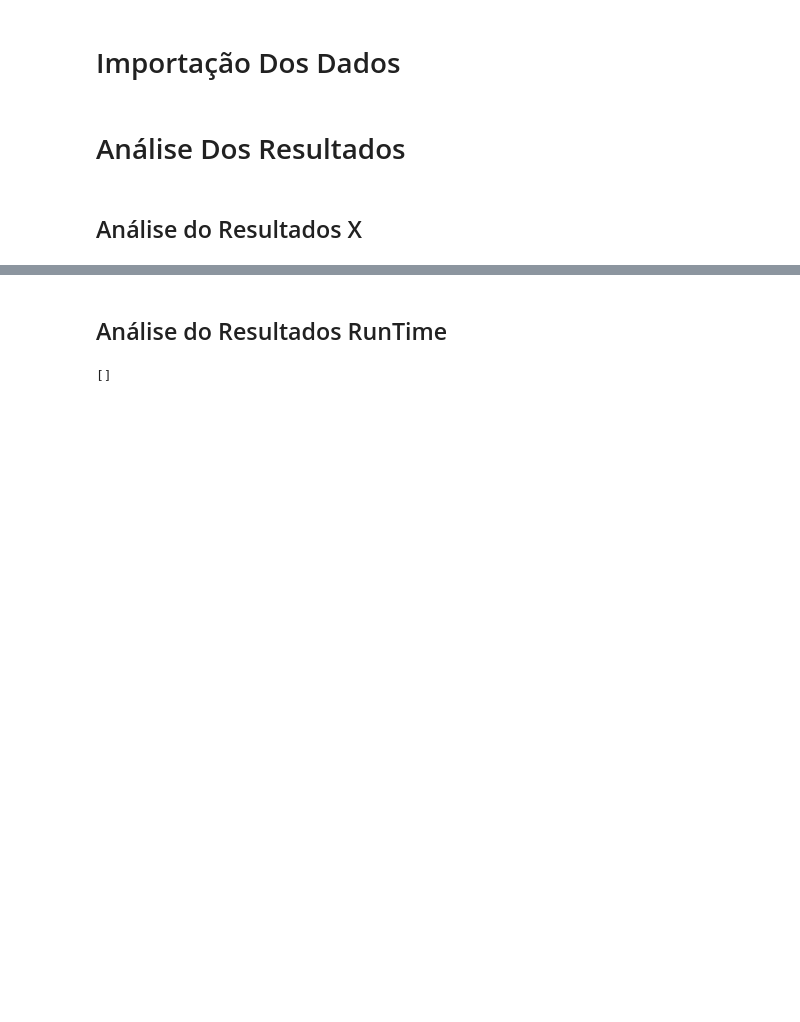
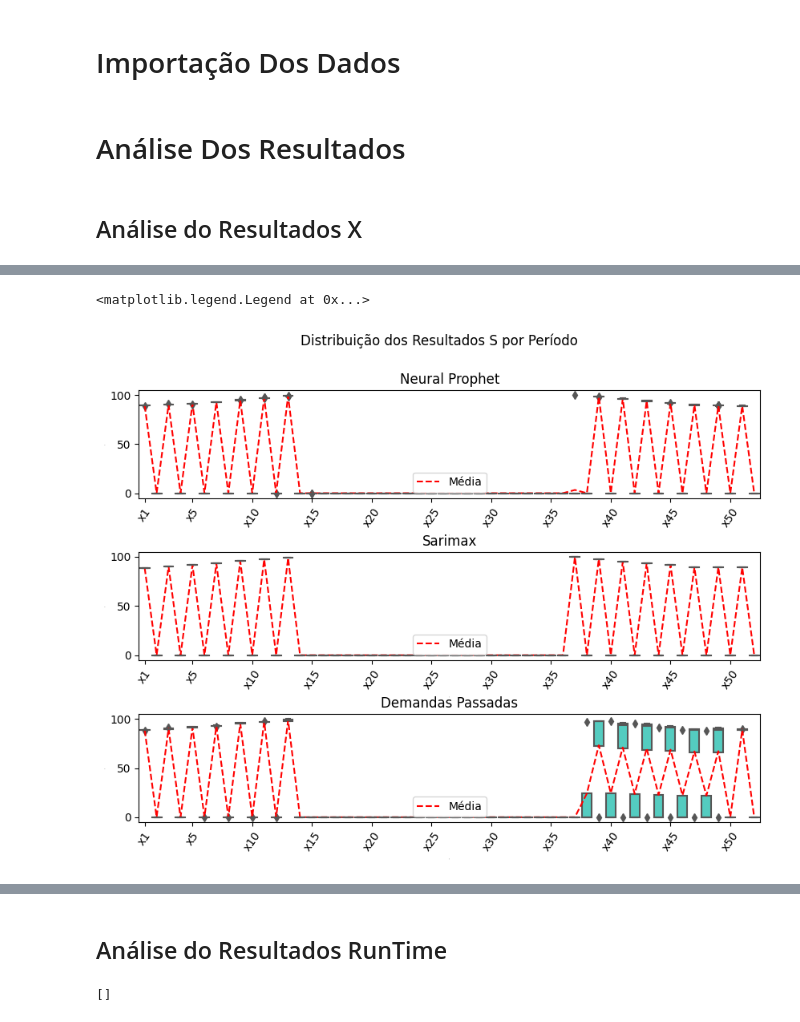
Before and after one commit to MarcioB1999/Prev_For_ULS, a Jupyter notebook: Modelo_pi/resultados_pi_analise.ipynb, the cells around one changed output, grey strips where cells are left out. Cells and saved outputs as stored; diff of their text form; code cells hidden in the pictures; blank space fills up the shorter version.

```diff
--- a/Modelo_pi/resultados_pi_analise.ipynb
+++ b/Modelo_pi/resultados_pi_analise.ipynb
@@ -130,3 +130,56 @@ plt.legend()
+# %%
+result_s_np = describe_var(resultados_np,'s')
+result_s_sar = describe_var(resultados_sar,'s')
+result_s_treino = describe_var(resultados_treino,'s')
+
+boxPlot_s_np = dataFrame_to_boxPlot(result_s_np,'value')
+boxPlot_s_sar = dataFrame_to_boxPlot(result_s_sar,'value')
+boxPlot_s_treino = dataFrame_to_boxPlot(result_s_treino,'value')
+# %%
+fig=plt.figure(figsize=(10,7))
+fig.suptitle('Distribuição dos Resultados S por Período')
+
+
+
+plt.subplots_adjust(wspace=0, hspace=0.5)
+
+ax=fig.add_subplot(3,1,1)
+ax.set_title('Neural Prophet')
+sns.boxplot(data=boxPlot_s_np,x='x',y='value',color='turquoise')
+plt.plot(result_s_np.columns,result_s_np.describe().iloc[1,:],color='red',linestyle='--',label='Média')
+plt.xlabel([], fontsize=0)
+plt.ylabel([], fontsize=0)
+for tick in ax.get_xticklabels():
+    tick.set_rotation(55)
+plt.xticks([0]+[i*5-1 for i in range(1,int(len(result_s_np.columns)/5)+1)])
+plt.legend()
+
+
+ax=fig.add_subplot(3,1,2)
+ax.set_title('Sarimax')
+sns.boxplot(data=boxPlot_s_sar,x='x',y='value',color='turquoise')
+plt.plot(result_s_sar.columns,result_s_sar.describe().iloc[1,:],color='red',linestyle='--',label='Média')
+plt.xlabel([], fontsize=0)
+plt.ylabel([], fontsize=0)
+for tick in ax.get_xticklabels():
+    tick.set_rotation(55)
+plt.xticks([0]+[i*5-1 for i in range(1,int(len(result_s_sar.columns)/5)+1)])
+plt.legend()
+
+
+ax=fig.add_subplot(3,1,3)
+ax.set_title('Demandas Passadas')
+sns.boxplot(data=boxPlot_s_treino,x='x',y='value',color='turquoise')
+plt.plot(result_s_treino.columns,result_s_treino.describe().iloc[1,:],color='red',linestyle='--',label='Média')
+plt.xlabel([], fontsize=0)
+plt.ylabel([], fontsize=0)
+for tick in ax.get_xticklabels():
+    tick.set_rotation(55)
+plt.xticks([0]+[i*5-1 for i in range(1,int(len(result_s_treino.columns)/5)+1)])
+plt.legend()
+# %% [output]
+<matplotlib.legend.Legend at 0x...>
+[figure, added]
 # %%
 dist_x_NS = describe_dist_var(resultados_np,resultados_sar,'x')
 boxPlot_dist_x_NS = dataFrame_to_boxPlot(dist_x_NS,'dist')
```
Also changed, not shown: parts of 6 cells of this notebook, 1 other file.
